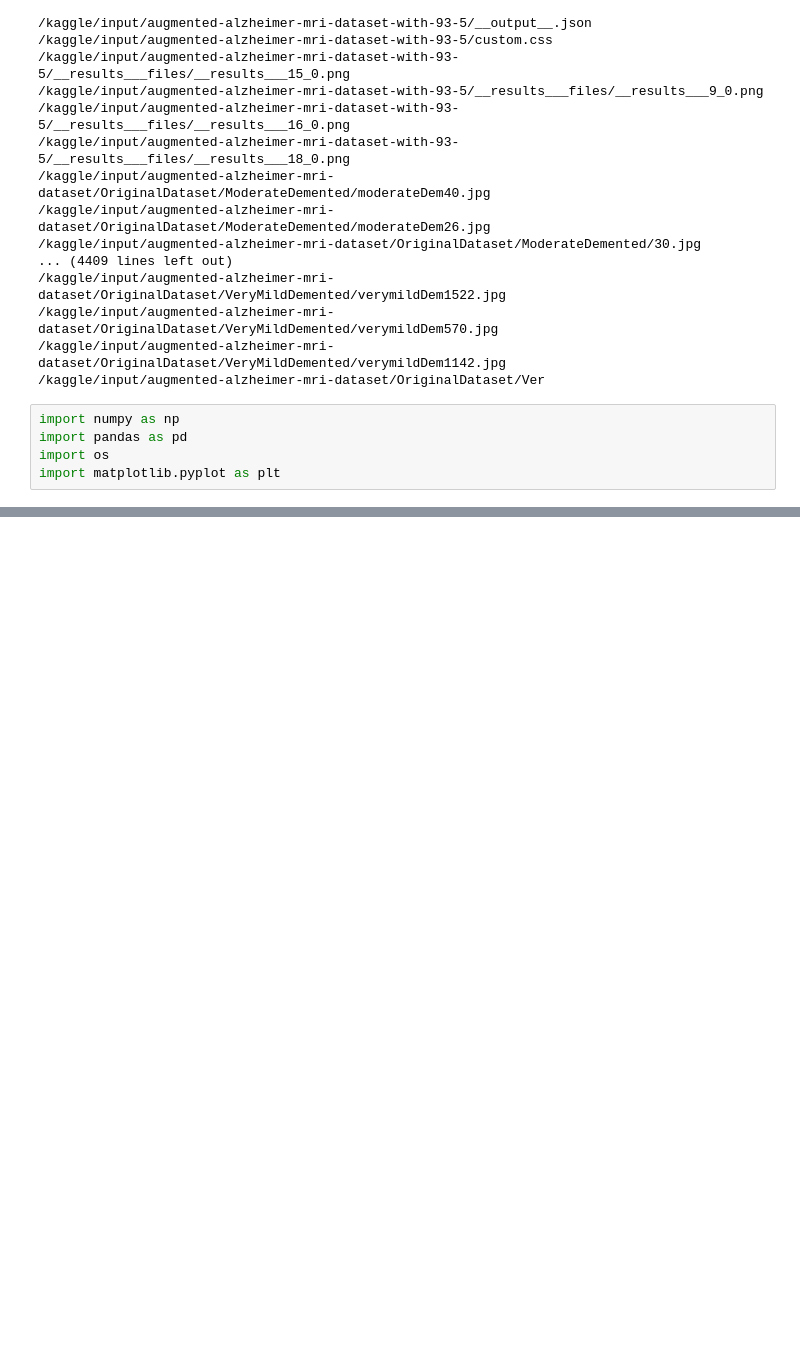
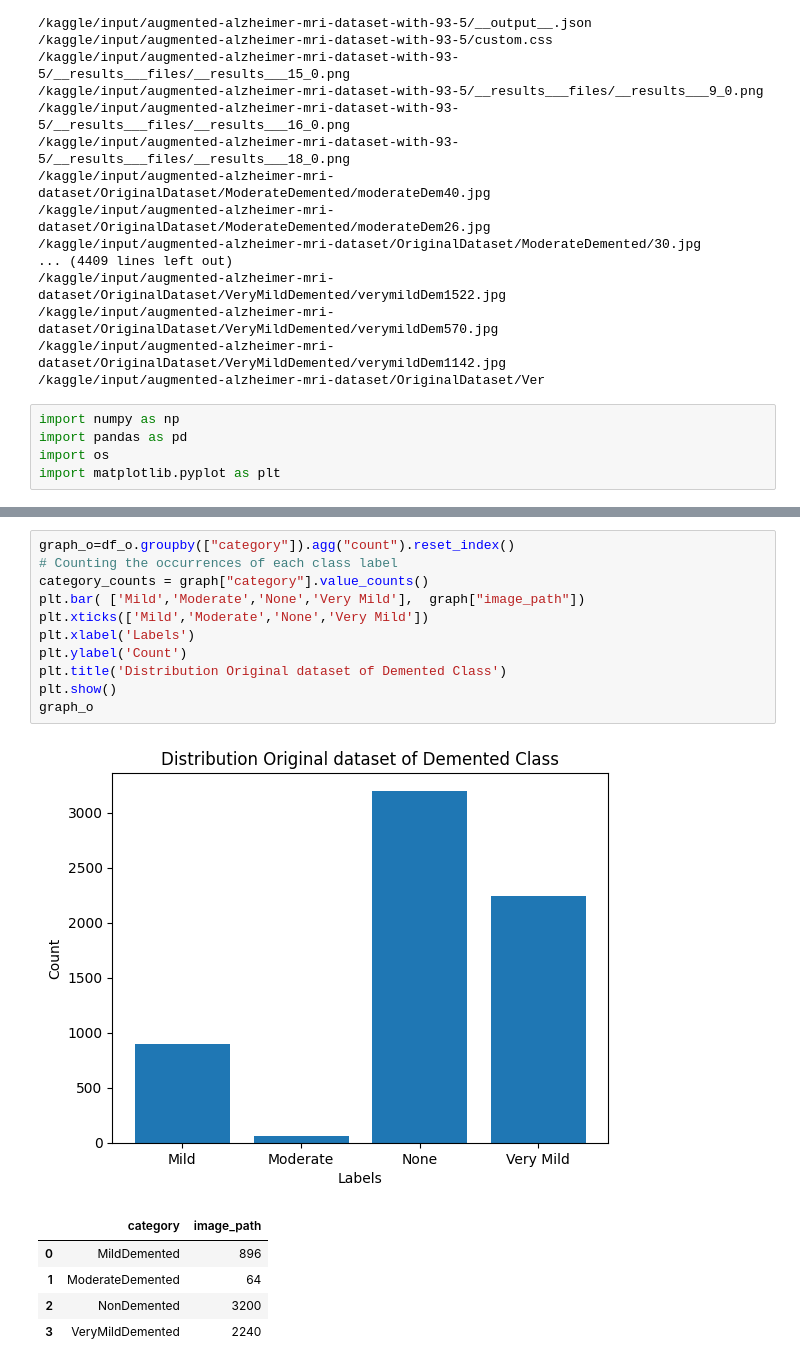
Before and after one commit to genandlam/kaggle-alzheimer-mri, a Jupyter notebook: augmented-alzheimer-mri.ipynb, the cells around one changed output, grey strips where cells are left out. Saved outputs shown, nothing was run; the diff lists cells and outputs as text; blank space fills up the shorter version.

```diff
--- a/augmented-alzheimer-mri.ipynb
+++ b/augmented-alzheimer-mri.ipynb
@@ -98,0 +110,18 @@ plt.show()
+# %%
+graph_o=df_o.groupby(["category"]).agg("count").reset_index()
+# Counting the occurrences of each class label
+category_counts = graph["category"].value_counts()
+plt.bar( ['Mild','Moderate','None','Very Mild'],  graph["image_path"])
+plt.xticks(['Mild','Moderate','None','Very Mild'])
+plt.xlabel('Labels')
+plt.ylabel('Count')
+plt.title('Distribution Original dataset of Demented Class')
+plt.show()
+graph_o
+# %% [output]
+[figure, added]
+|  | category | image_path |
+| 0 | MildDemented | 896 |
+| 1 | ModerateDemented | 64 |
+| 2 | NonDemented | 3200 |
+| 3 | VeryMildDemented | 2240 |
```
Also changed, not shown: parts of 6 cells of this notebook.
